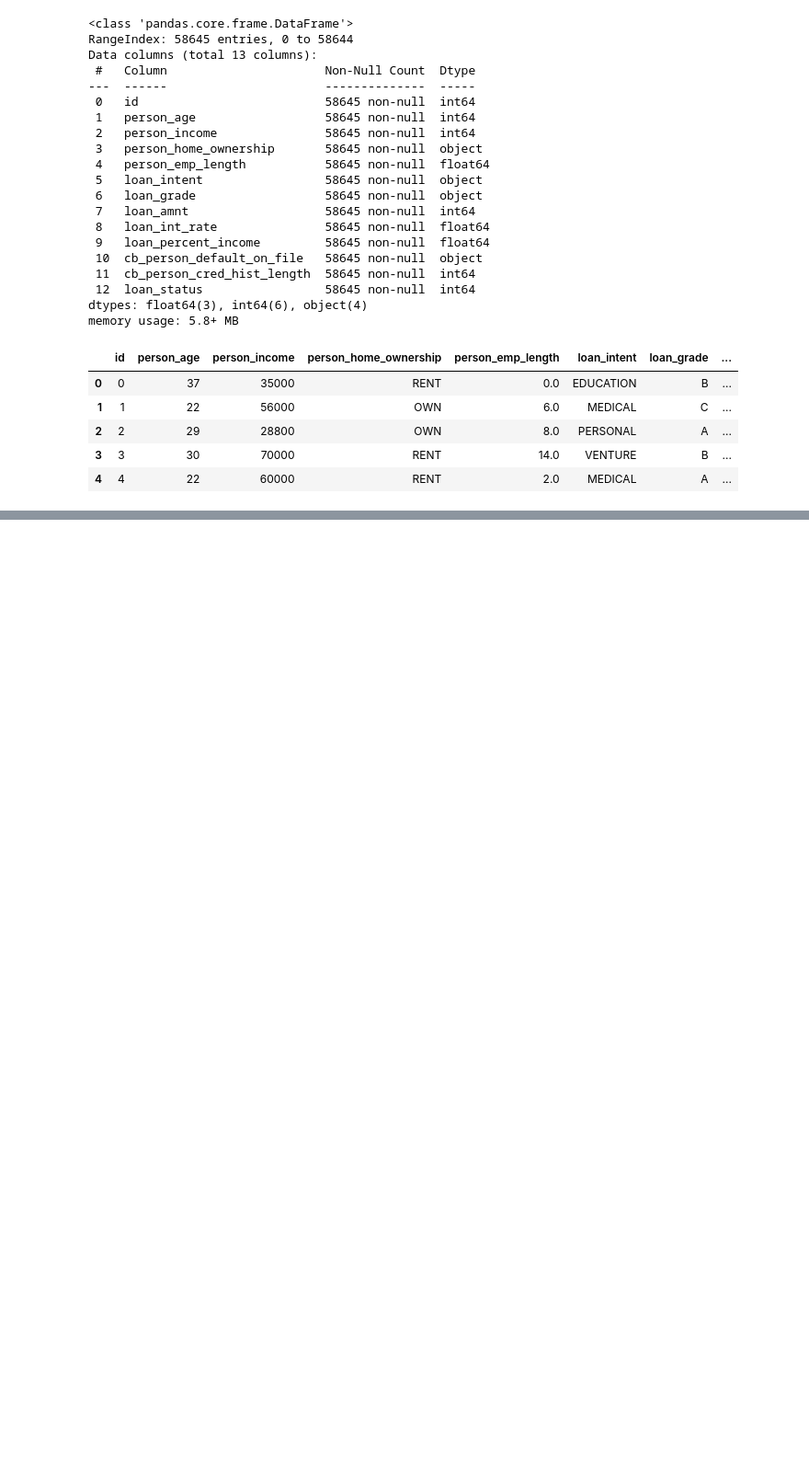
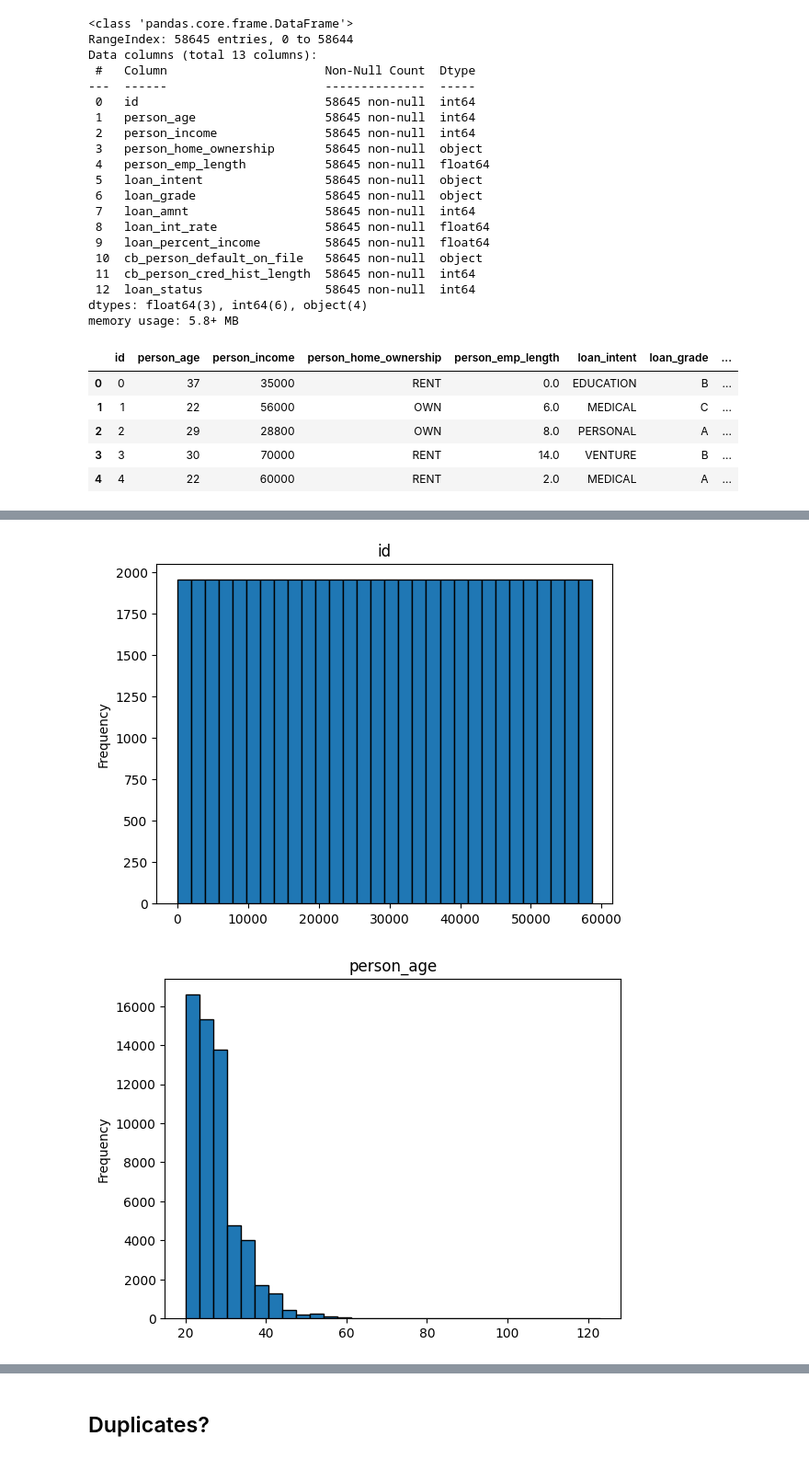
Before and after one commit to Alexej9671/kaggle_loan_approval_prediction, a Jupyter notebook: train_models.ipynb, the cells around one changed output, grey strips where cells are left out. Shown at 92% size. Saved outputs shown, nothing was run; the diff lists cells and outputs as text; code cells hidden in the pictures; blank space fills up the shorter version.

```diff
--- a/train_models.ipynb
+++ b/train_models.ipynb
@@ -52,0 +89,9 @@ df.describe(include='all')
+# %%
+for i in num_cols:
+    plt.hist(df[i], bins = 30, edgecolor = 'black')
+    plt.ylabel('Frequency')
+    plt.title(i)
+    plt.show()
+# %% [output]
+[figure, added]
+[figure, added]
@@ -52,0 +105,2 @@ df.describe(include='all')
+# %% [markdown]
+## Duplicates?
```
Also changed, not shown: parts of 12 cells of this notebook.
